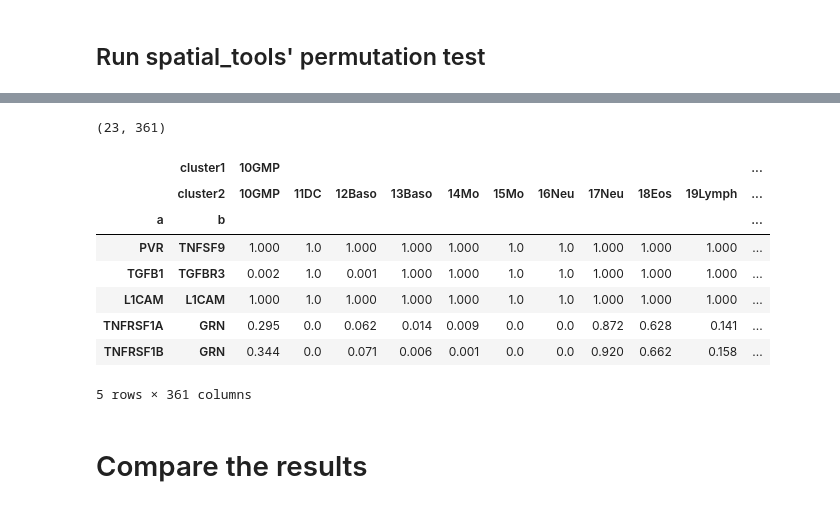
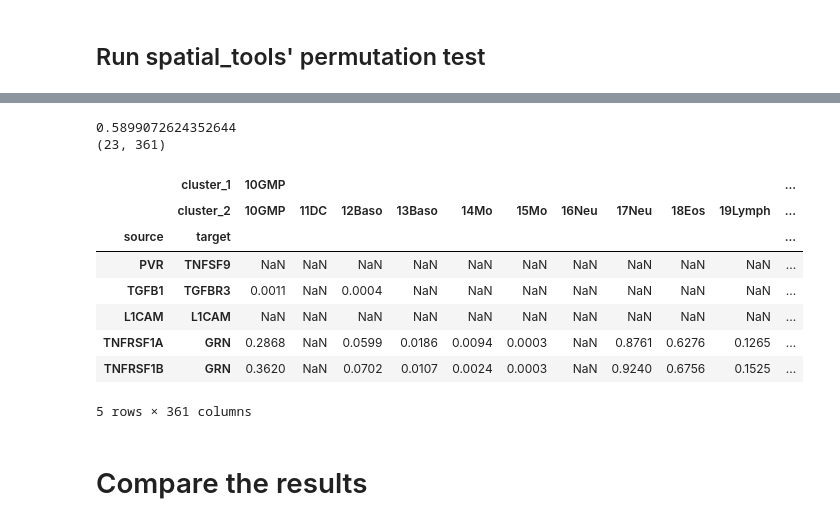
Before and after one commit to scverse/squidpy, a Jupyter notebook: notebooks/lig_rec_cellphonedb_comparison.ipynb, the cells around one changed output, grey strips where cells are left out. Cells and saved outputs as stored; diff of their text form; code cells hidden in the pictures.

```diff
--- a/notebooks/lig_rec_cellphonedb_comparison.ipynb
+++ b/notebooks/lig_rec_cellphonedb_comparison.ipynb
@@ -141,8 +187,8 @@ pvals_clean = pvals_clean.iloc[:23]
 ## Run spatial_tools' permutation test
 # %%
 res = se.graph.perm_test(adata, "paul15_clusters", interactions=list(pvals_clean.index),
-                        fdr_method=None, inplace=False,
-                        threshold=0.01, seed=0, n_perms=1000, n_jobs=1)
+                        fdr_method=None, copy=True,
+                        threshold=0.01, seed=0, n_perms=10000, n_jobs=1)
 print(res.means.sparse.density)  # should be a sparse dataframe
 
 df = res.pvalues
@@ -154,12 +199,13 @@ df.head()
+0.5899072624352644
 (23, 361)
-|  | cluster1 | 10GMP |  |  |  |  |  |  |  |  |  | ... |
-|  | cluster2 | 10GMP | 11DC | 12Baso | 13Baso | 14Mo | 15Mo | 16Neu | 17Neu | 18Eos | 19Lymph | ... |
-| a | b |  |  |  |  |  |  |  |  |  |  | ... |
-| PVR | TNFSF9 | 1.000 | 1.0 | 1.000 | 1.000 | 1.000 | 1.0 | 1.0 | 1.000 | 1.000 | 1.000 | ... |
-| TGFB1 | TGFBR3 | 0.002 | 1.0 | 0.001 | 1.000 | 1.000 | 1.0 | 1.0 | 1.000 | 1.000 | 1.000 | ... |
-| L1CAM | L1CAM | 1.000 | 1.0 | 1.000 | 1.000 | 1.000 | 1.0 | 1.0 | 1.000 | 1.000 | 1.000 | ... |
-| TNFRSF1A | GRN | 0.295 | 0.0 | 0.062 | 0.014 | 0.009 | 0.0 | 0.0 | 0.872 | 0.628 | 0.141 | ... |
-| TNFRSF1B | GRN | 0.344 | 0.0 | 0.071 | 0.006 | 0.001 | 0.0 | 0.0 | 0.920 | 0.662 | 0.158 | ... |
+|  | cluster_1 | 10GMP |  |  |  |  |  |  |  |  |  | ... |
+|  | cluster_2 | 10GMP | 11DC | 12Baso | 13Baso | 14Mo | 15Mo | 16Neu | 17Neu | 18Eos | 19Lymph | ... |
+| source | target |  |  |  |  |  |  |  |  |  |  | ... |
+| PVR | TNFSF9 | NaN | NaN | NaN | NaN | NaN | NaN | NaN | NaN | NaN | NaN | ... |
+| TGFB1 | TGFBR3 | 0.0011 | NaN | 0.0004 | NaN | NaN | NaN | NaN | NaN | NaN | NaN | ... |
+| L1CAM | L1CAM | NaN | NaN | NaN | NaN | NaN | NaN | NaN | NaN | NaN | NaN | ... |
+| TNFRSF1A | GRN | 0.2868 | NaN | 0.0599 | 0.0186 | 0.0094 | 0.0003 | NaN | 0.8761 | 0.6276 | 0.1265 | ... |
+| TNFRSF1B | GRN | 0.3620 | NaN | 0.0702 | 0.0107 | 0.0024 | 0.0003 | NaN | 0.9240 | 0.6756 | 0.1525 | ... |
 5 rows × 361 columns
 # %% [markdown]
 # Compare the results
```
Also changed, not shown: parts of 18 cells of this notebook, 4 other files.
